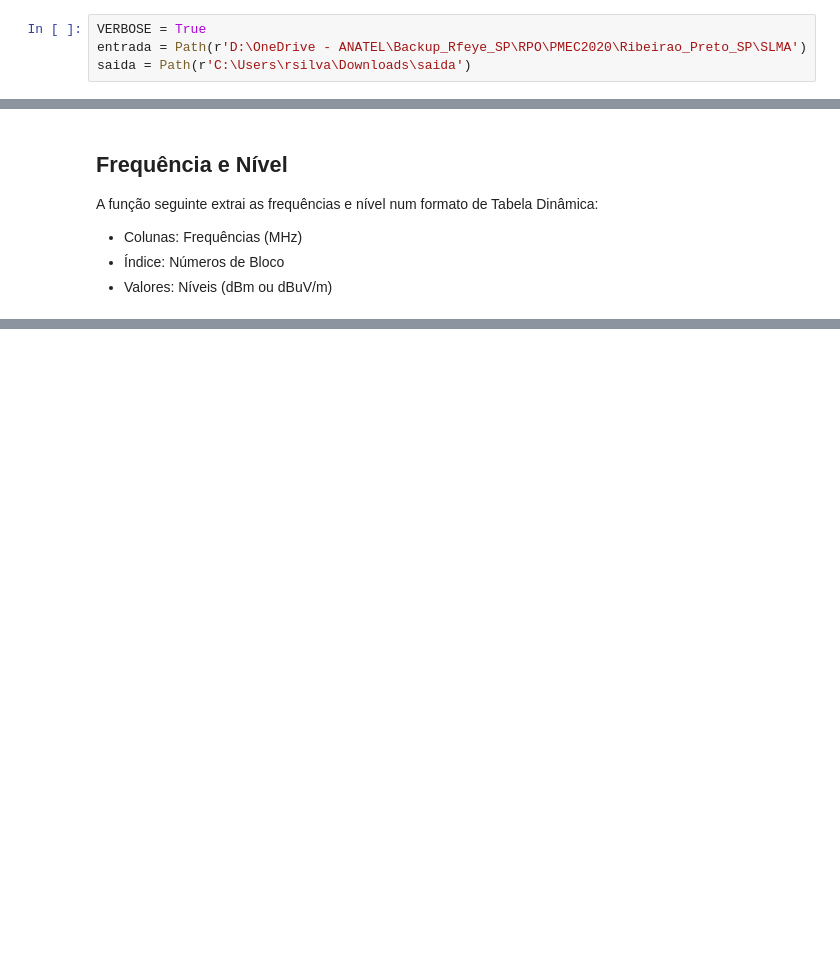
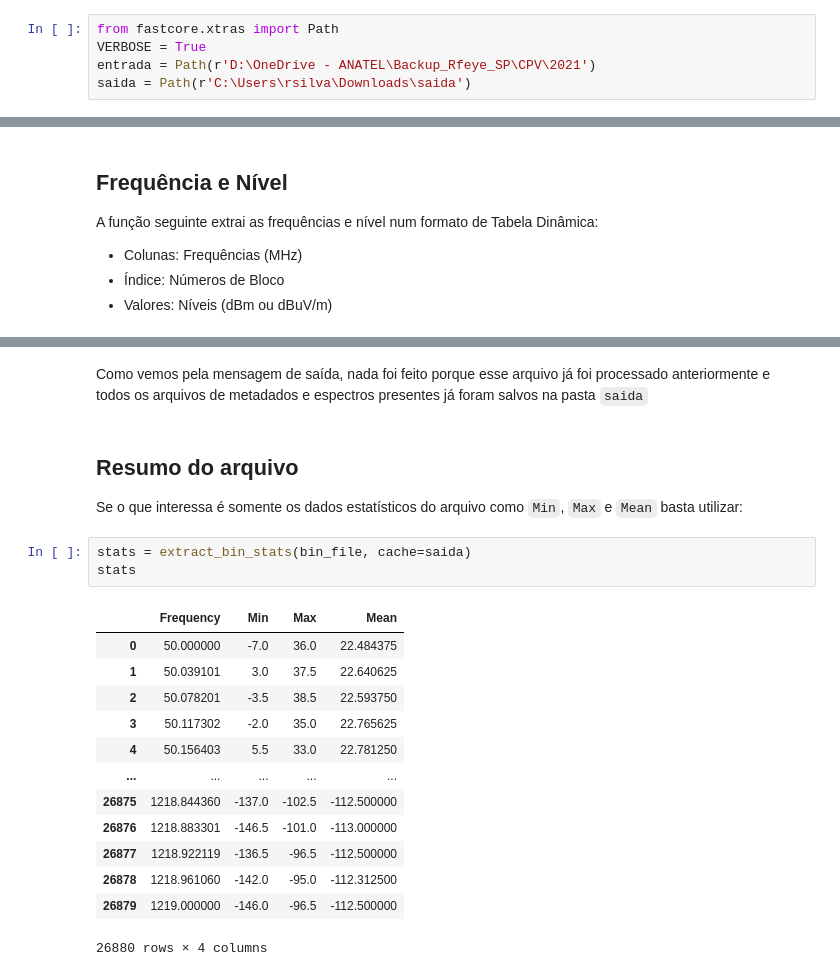
Before and after one commit to ronaldokun/rfpye, a Jupyter notebook: nbs/index.ipynb, the cells around one changed output, grey strips where cells are left out. Saved outputs shown, nothing was run; the diff lists cells and outputs as text; blank space fills up the shorter version.

```diff
--- a/nbs/index.ipynb
+++ b/nbs/index.ipynb
@@ -26,8 +37,9 @@ Precisamos necessariamente de um diretório de entrada, contendo um ou mais arqu
 
 Ao utilizar o script `process_bin`, as pastas `entrada` e `saída` esses serão repassadas como parâmetros na linha de comando.
 # %%
+from fastcore.xtras import Path
 VERBOSE = True
-entrada = Path(r'D:\OneDrive - ANATEL\Backup_Rfeye_SP\RPO\PMEC2020\Ribeirao_Preto_SP\SLMA')
+entrada = Path(r'D:\OneDrive - ANATEL\Backup_Rfeye_SP\CPV\2021')
 saida = Path(r'C:\Users\rsilva\Downloads\saida')
 # %% [markdown]
 ## Leitura de Arquivos
@@ -166,0 +198,22 @@ levels.to_feather(saida / 'file_b.fth')
+# %% [markdown]
+Como vemos pela mensagem de saída, nada foi feito porque esse arquivo já foi processado anteriormente e todos os arquivos de metadados e espectros presentes já foram salvos na pasta `saida`
+# %% [markdown]
+## Resumo do arquivo
+Se o que interessa é somente os dados estatísticos do arquivo como `Min`, `Max` e `Mean` basta utilizar:
+# %%
+stats = extract_bin_stats(bin_file, cache=saida)
+stats
+# %% [output]
+|  | Frequency | Min | Max | Mean |
+| 0 | 50.000000 | -7.0 | 36.0 | 22.484375 |
+| 1 | 50.039101 | 3.0 | 37.5 | 22.640625 |
+| 2 | 50.078201 | -3.5 | 38.5 | 22.593750 |
+| 3 | 50.117302 | -2.0 | 35.0 | 22.765625 |
+| 4 | 50.156403 | 5.5 | 33.0 | 22.781250 |
+| ... | ... | ... | ... | ... |
+| 26875 | 1218.844360 | -137.0 | -102.5 | -112.500000 |
+| 26876 | 1218.883301 | -146.5 | -101.0 | -113.000000 |
+| 26877 | 1218.922119 | -136.5 | -96.5 | -112.500000 |
+| 26878 | 1218.961060 | -142.0 | -95.0 | -112.312500 |
+| 26879 | 1219.000000 | -146.0 | -96.5 | -112.500000 |
+26880 rows × 4 columns
```
Also changed, not shown: parts of 71 cells of this notebook, 5 other files.
